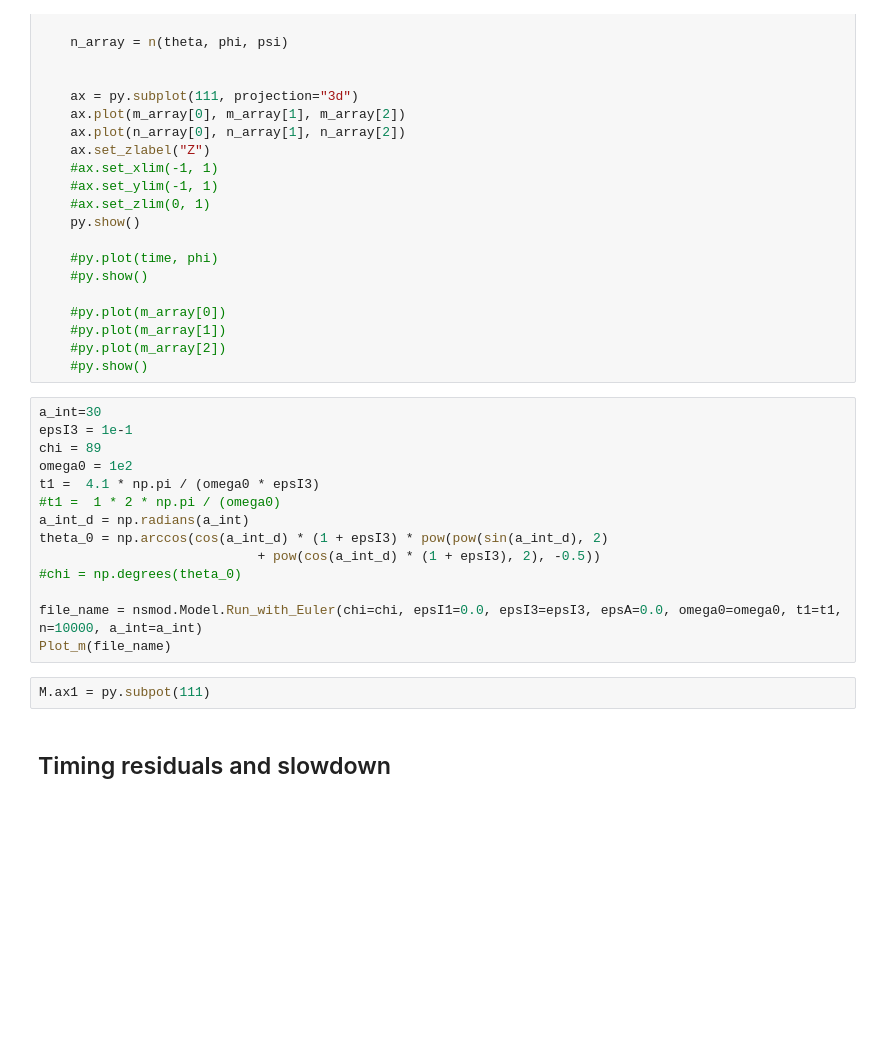
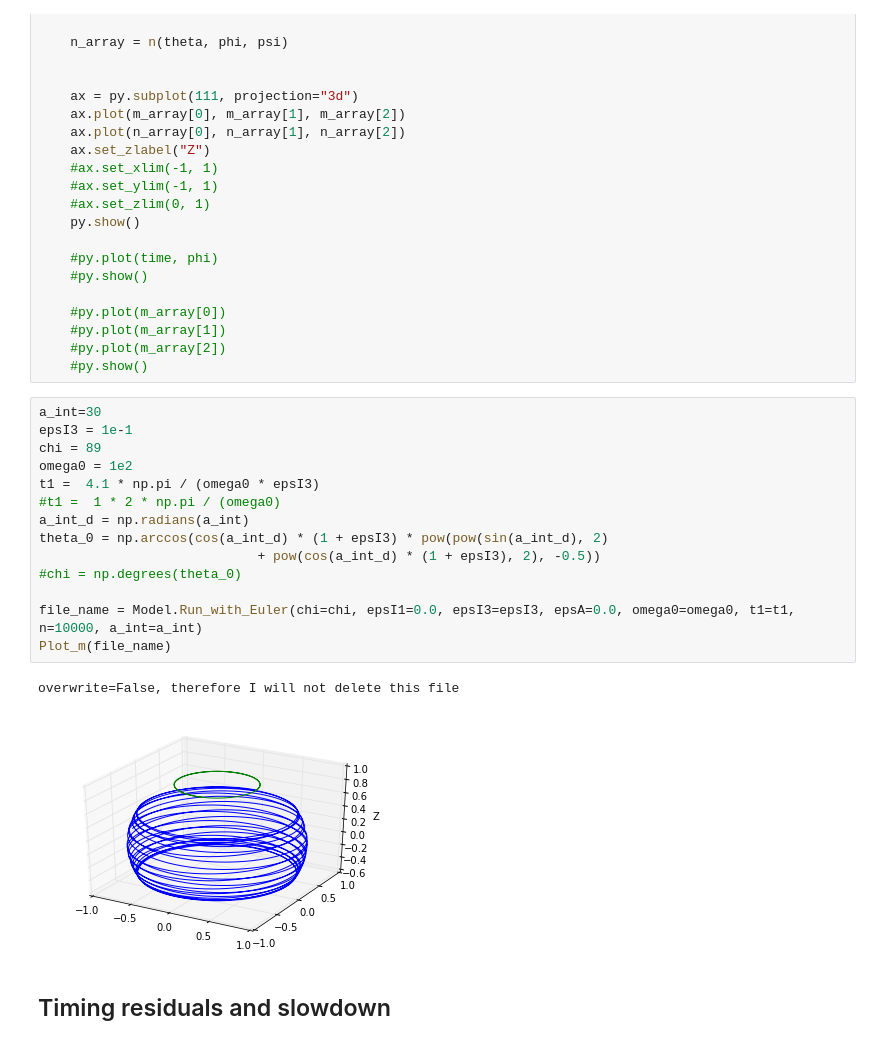
Before and after one commit to GregoryAshton/neutron_star_modelling, a Jupyter notebook: TimingNoiseModels/InertialSpaceResults/GeneratePlots.ipynb, the cells around one changed output. Drawn from its saved outputs; the diff is of its cells as text; blank space fills up the shorter version.

```diff
--- a/TimingNoiseModels/InertialSpaceResults/GeneratePlots.ipynb
+++ b/TimingNoiseModels/InertialSpaceResults/GeneratePlots.ipynb
@@ -140,19 +140,20 @@ def Plot_m(file_name):
 # %%
 a_int=30
 epsI3 = 1e-1
 chi = 89
 omega0 = 1e2
 t1 =  4.1 * np.pi / (omega0 * epsI3)
 #t1 =  1 * 2 * np.pi / (omega0)
 a_int_d = np.radians(a_int)
 theta_0 = np.arccos(cos(a_int_d) * (1 + epsI3) * pow(pow(sin(a_int_d), 2)
                             + pow(cos(a_int_d) * (1 + epsI3), 2), -0.5))
 #chi = np.degrees(theta_0)
 
-file_name = nsmod.Model.Run_with_Euler(chi=chi, epsI1=0.0, epsI3=epsI3, epsA=0.0, omega0=omega0, t1=t1, n=10000, a_int=a_int)
+file_name = Model.Run_with_Euler(chi=chi, epsI1=0.0, epsI3=epsI3, epsA=0.0, omega0=omega0, t1=t1, n=10000, a_int=a_int)
 Plot_m(file_name)
+# %% [output]
+overwrite=False, therefore I will not delete this file
+[figure, added]
-# %%
-M.ax1 = py.subpot(111)
 # %% [markdown]
 ## Timing residuals and slowdown
 # %%
```
Also changed, not shown: parts of 10 cells of this notebook, 5 other files.
